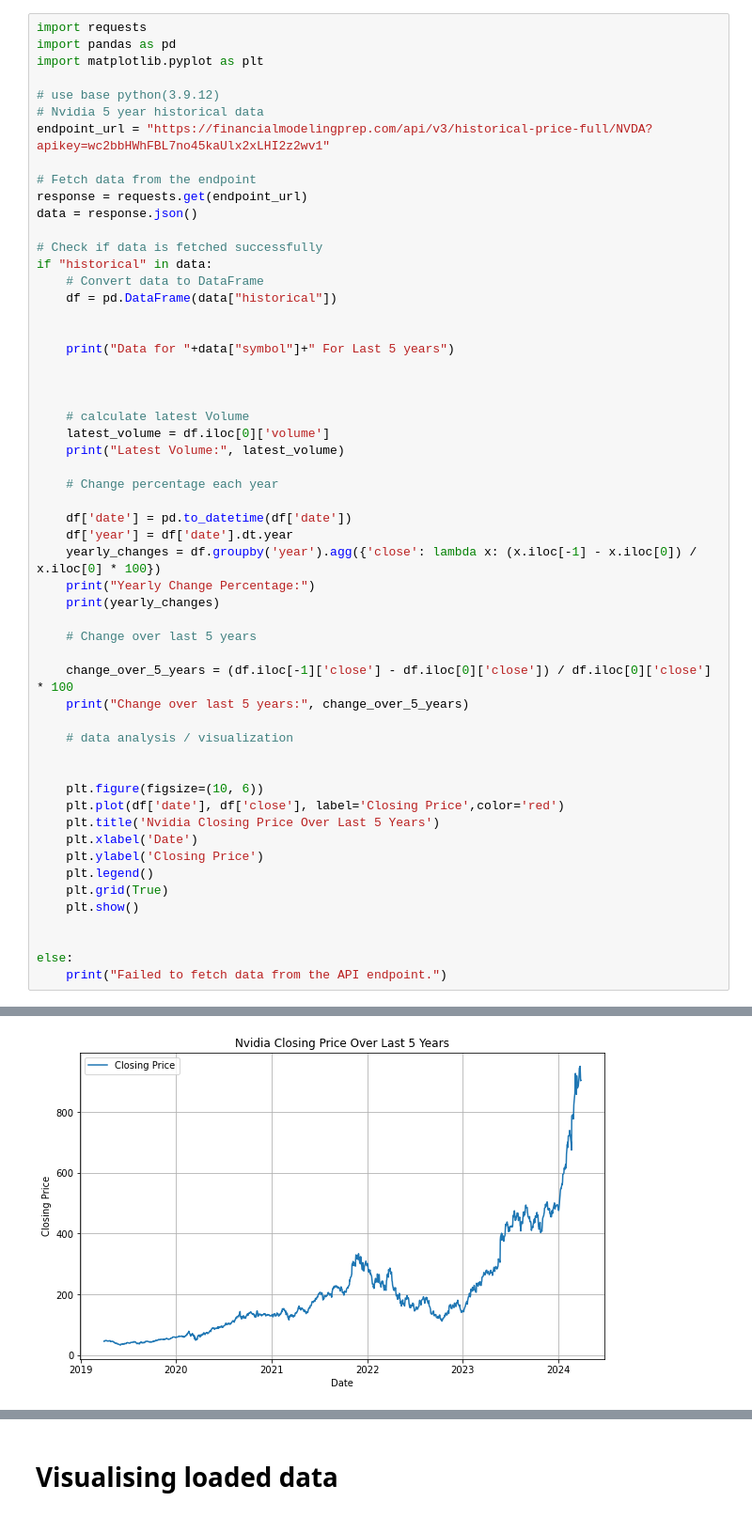
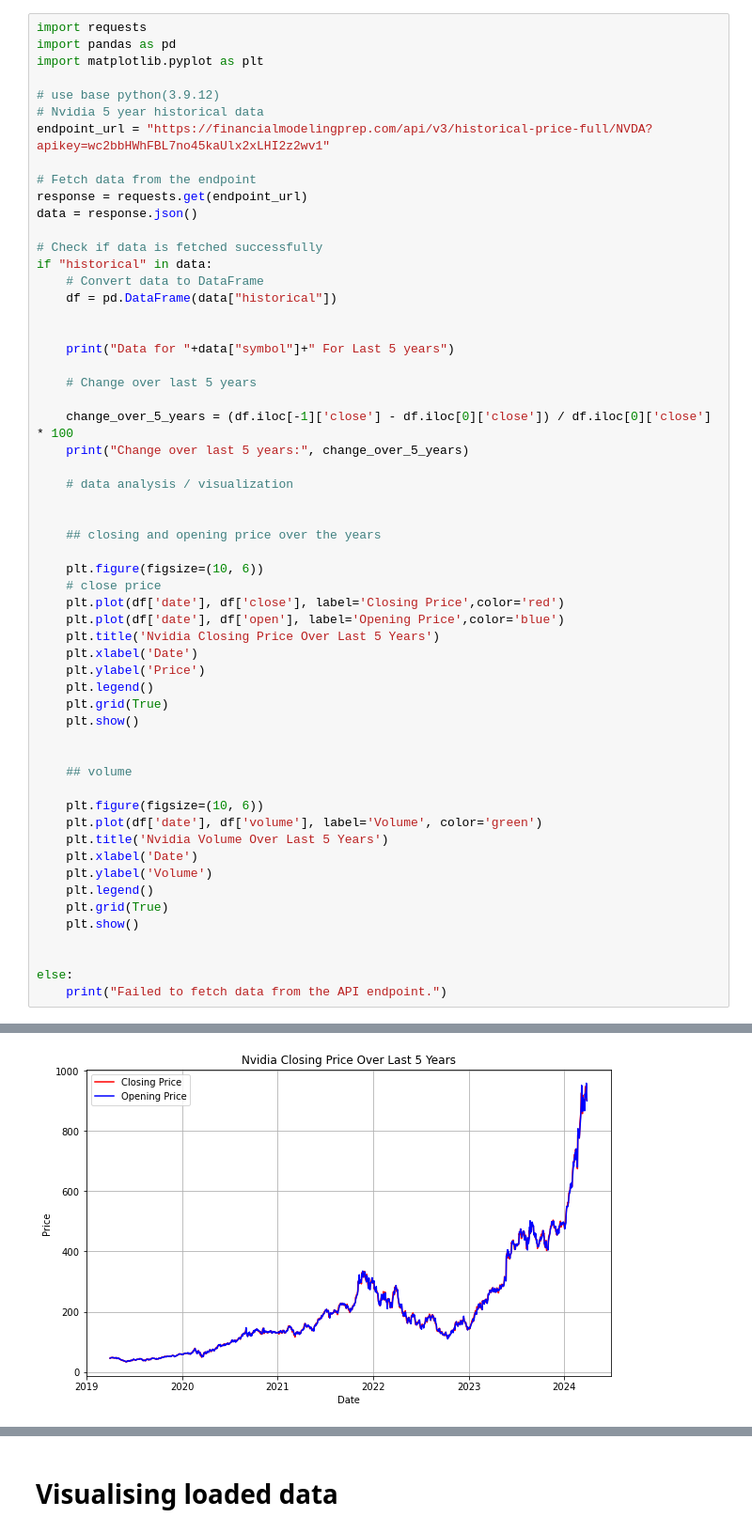
Before and after one commit to MabroorA/stocks-prediction-app, a Jupyter notebook: Machine-learning/Test-model.ipynb, the cells around one changed output, grey strips where cells are left out. Shown at 94% size. Saved outputs shown, nothing was run; the diff lists cells and outputs as text.

```diff
--- a/Machine-learning/Test-model.ipynb
+++ b/Machine-learning/Test-model.ipynb
@@ -19,51 +19,53 @@ if "historical" in data:
 
     print("Data for "+data["symbol"]+" For Last 5 years")
 
-
-
-    # calculate latest Volume
-    latest_volume = df.iloc[0]['volume']
-    print("Latest Volume:", latest_volume)
-
-    # Change percentage each year
-
-    df['date'] = pd.to_datetime(df['date'])
-    df['year'] = df['date'].dt.year
-    yearly_changes = df.groupby('year').agg({'close': lambda x: (x.iloc[-1] - x.iloc[0]) / x.iloc[0] * 100})
-    print("Yearly Change Percentage:")
-    print(yearly_changes)
-
     # Change over last 5 years
 
     change_over_5_years = (df.iloc[-1]['close'] - df.iloc[0]['close']) / df.iloc[0]['close'] * 100
     print("Change over last 5 years:", change_over_5_years)
 
     # data analysis / visualization
 
 
+    ## closing and opening price over the years
+
     plt.figure(figsize=(10, 6))
+    # close price
     plt.plot(df['date'], df['close'], label='Closing Price',color='red')
+    plt.plot(df['date'], df['open'], label='Opening Price',color='blue')
     plt.title('Nvidia Closing Price Over Last 5 Years')
     plt.xlabel('Date')
-    plt.ylabel('Closing Price')
+    plt.ylabel('Price')
+    plt.legend()
+    plt.grid(True)
+    plt.show()
+
+
+    ## volume
+
+    plt.figure(figsize=(10, 6))
+    plt.plot(df['date'], df['volume'], label='Volume', color='green')
+    plt.title('Nvidia Volume Over Last 5 Years')
+    plt.xlabel('Date')
+    plt.ylabel('Volume')
     plt.legend()
     plt.grid(True)
     plt.show()
 
 
 else:
     print("Failed to fetch data from the API endpoint.")
 # %% [output]
 Data for NVDA For Last 5 years
 Latest Volume: 43129744
 Yearly Change Percentage:
            close
 year
 2019  -22.539521
 2020  -54.055917
 2021  -55.411241
 2022  106.110579
 2023  -71.093655
 2024  -46.690867
 Change over last 5 years: -94.95661605206072
-[figure, old version]
+[figure, new version]
```
Also changed, not shown: parts of 1 cell of this notebook.
